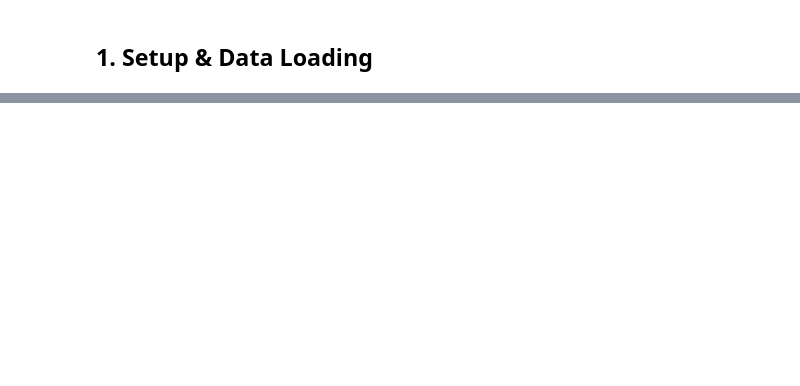
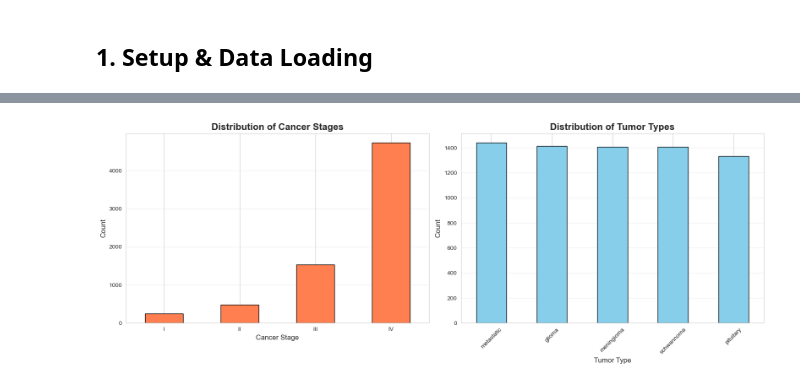
Before and after one commit to WRH-05/ADA, a Jupyter notebook: Brain Tumor Classification/main_clean.ipynb, the cells around one changed output, grey strips where cells are left out. Cells and saved outputs as stored; diff of their text form; code cells hidden in the pictures; blank space fills up the shorter version.

```diff
--- a/Brain Tumor Classification/main_clean.ipynb
+++ b/Brain Tumor Classification/main_clean.ipynb
@@ -392,0 +525,18 @@ print(f"🏆 Kaggle Score: 0.890000")
+# %%
+import pandas as pd
+import numpy as np
+import matplotlib.pyplot as plt
+import seaborn as sns
+from sklearn.model_selection import train_test_split, cross_val_score, RandomizedSearchCV
+from sklearn.preprocessing import LabelEncoder, StandardScaler
+from sklearn.ensemble import RandomForestClassifier, GradientBoostingClassifier, StackingClassifier
+from sklearn.linear_model import LogisticRegression
+from sklearn.metrics import f1_score, classification_report, confusion_matrix
+from xgboost import XGBClassifier
+from lightgbm import LGBMClassifier
+import warnings
+warnings.filterwarnings('ignore')
+
+# Set display options
+pd.set_option('display.max_columns', None)
+sns.set_style('whitegrid')
@@ -392,0 +601,24 @@ print(f"🏆 Kaggle Score: 0.890000")
+# %%
+# Visualize cancer stage distribution
+fig, axes = plt.subplots(1, 2, figsize=(16, 6))
+
+# Cancer Stage Distribution
+train_df['cancer_stage'].value_counts().sort_index().plot(kind='bar', color='coral', edgecolor='black', ax=axes[0])
+axes[0].set_title('Distribution of Cancer Stages', fontsize=16, fontweight='bold')
+axes[0].set_xlabel('Cancer Stage', fontsize=12)
+axes[0].set_ylabel('Count', fontsize=12)
+axes[0].tick_params(axis='x', rotation=0)
+axes[0].grid(axis='y', alpha=0.3)
+
+# Tumor Type Distribution
+train_df['tumor_type'].value_counts().plot(kind='bar', color='skyblue', edgecolor='black', ax=axes[1])
+axes[1].set_title('Distribution of Tumor Types', fontsize=16, fontweight='bold')
+axes[1].set_xlabel('Tumor Type', fontsize=12)
+axes[1].set_ylabel('Count', fontsize=12)
+axes[1].tick_params(axis='x', rotation=45)
+axes[1].grid(axis='y', alpha=0.3)
+
+plt.tight_layout()
+plt.show()
+# %% [output]
+[figure, added]
```
Also changed, not shown: parts of 181 cells of this notebook, 24 other files.
